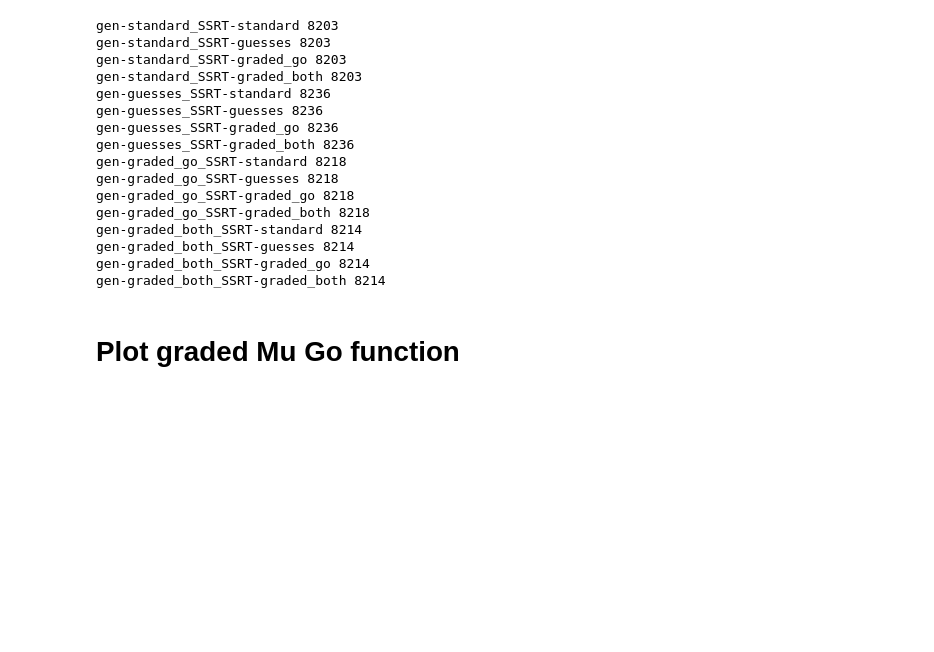
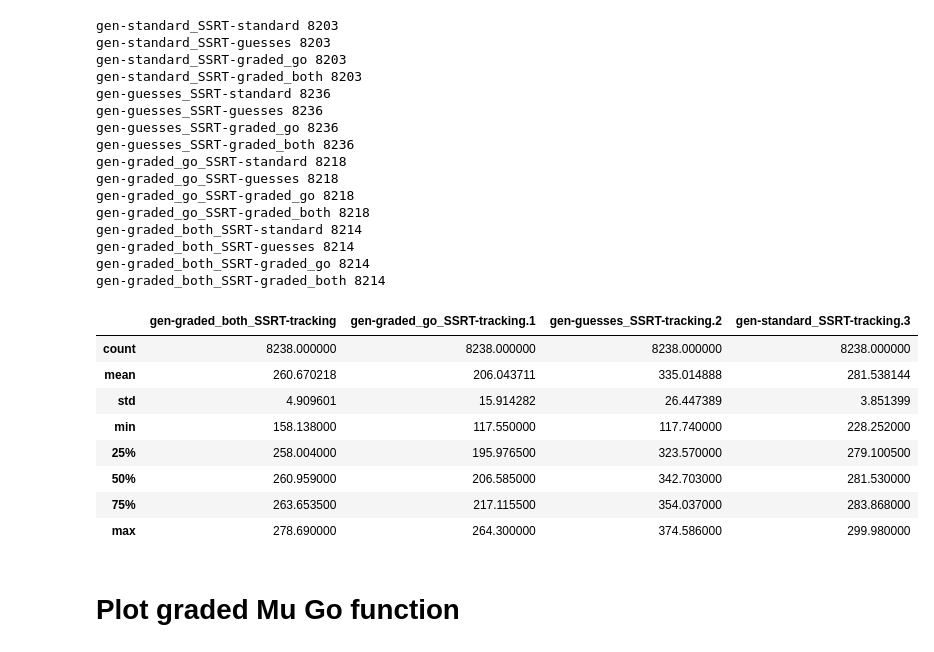
Before and after one commit to henrymj/ABCD_simulations, a Jupyter notebook: 1display_results_SSRTscale-0.ipynb, the cells around one changed output. Cells and saved outputs as stored; diff of their text form; code cells hidden in the pictures; blank space fills up the shorter version.

```diff
--- a/1display_results_SSRTscale-0.ipynb
+++ b/1display_results_SSRTscale-0.ipynb
@@ -312,6 +312,18 @@ gen-graded_both_SSRT-standard 8214
 gen-graded_both_SSRT-guesses 8214
 gen-graded_both_SSRT-graded_go 8214
 gen-graded_both_SSRT-graded_both 8214
+# %%
+ssrt_df.filter(regex='SSRT-tracking').describe()
+# %% [output]
+|  | gen-graded_both_SSRT-tracking | gen-graded_go_SSRT-tracking.1 | gen-guesses_SSRT-tracking.2 | gen-standard_SSRT-tracking.3 |
+| count | 8238.000000 | 8238.000000 | 8238.000000 | 8238.000000 |
+| mean | 260.670218 | 206.043711 | 335.014888 | 281.538144 |
+| std | 4.909601 | 15.914282 | 26.447389 | 3.851399 |
+| min | 158.138000 | 117.550000 | 117.740000 | 228.252000 |
+| 25% | 258.004000 | 195.976500 | 323.570000 | 279.100500 |
+| 50% | 260.959000 | 206.585000 | 342.703000 | 281.530000 |
+| 75% | 263.653500 | 217.115500 | 354.037000 | 283.868000 |
+| max | 278.690000 | 264.300000 | 374.586000 | 299.980000 |
 # %% [markdown]
 # Plot graded Mu Go function
 # %%
```
Also changed, not shown: 3 other files.
